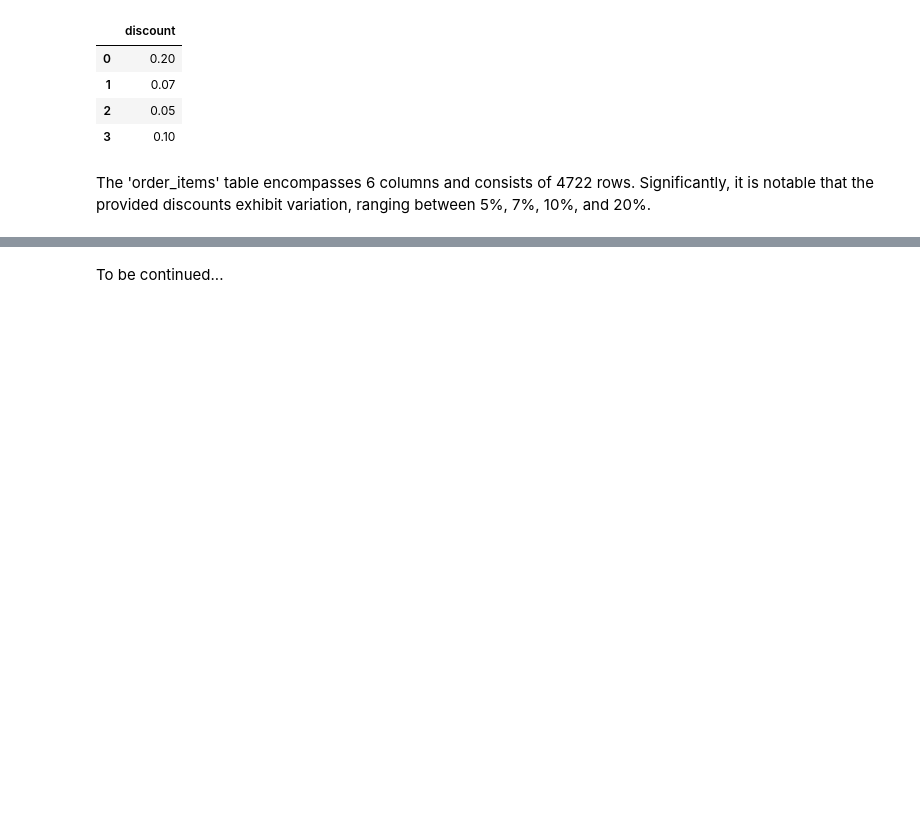
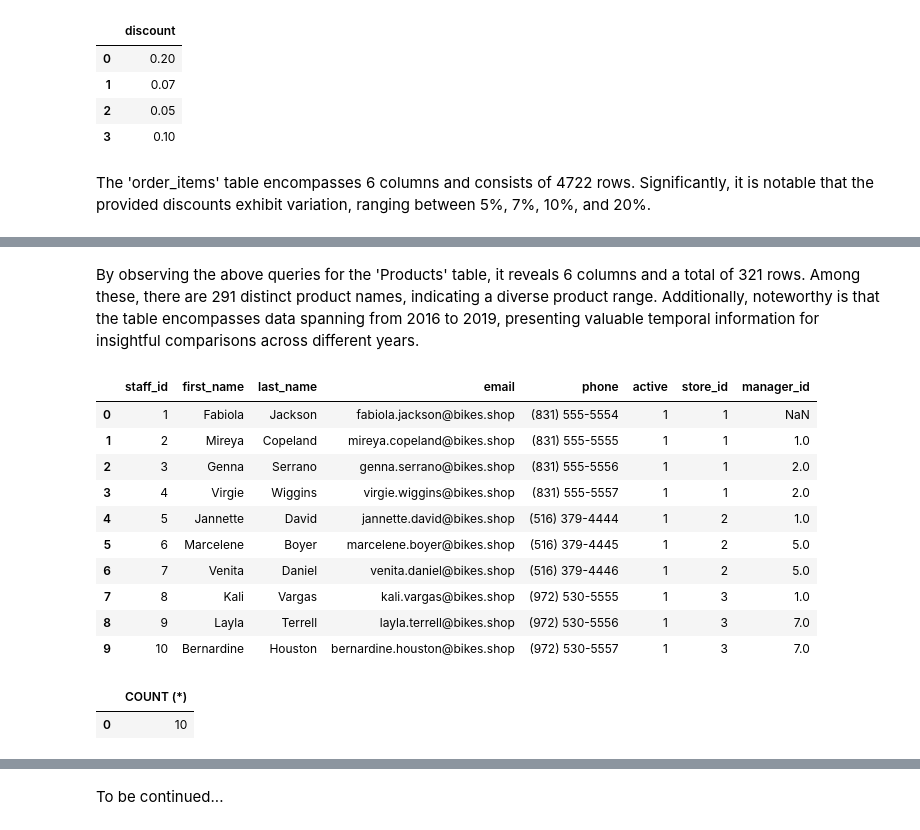
Before and after one commit to DiogocViana/Retail-Bike-Store-SQL-Notebook, a Jupyter notebook: Retail Bike Store.ipynb, the cells around one changed output, grey strips where cells are left out. Cells and saved outputs as stored; diff of their text form; code cells hidden in the pictures; blank space fills up the shorter version.

```diff
--- a/Retail Bike Store.ipynb
+++ b/Retail Bike Store.ipynb
@@ -221,0 +320,29 @@ The 'order_items' table encompasses 6 columns and consists of 4722 rows. Signifi
+# %% [markdown]
+By observing the above queries  for the 'Products' table, it reveals 6 columns and a total of 321 rows. Among these, there are 291 distinct product names, indicating a diverse product range. Additionally, noteworthy is that the table encompasses data spanning from 2016 to 2019, presenting valuable temporal information for insightful comparisons across different years.
+# %%
+#Staffs Table
+query = 'SELECT * FROM  staffs'
+
+df = pd.read_sql_query(query, connection)
+df
+# %% [output]
+|  | staff_id | first_name | last_name | email | phone | active | store_id | manager_id |
+| 0 | 1 | Fabiola | Jackson | fabiola.jackson@bikes.shop | (831) 555-5554 | 1 | 1 | NaN |
+| 1 | 2 | Mireya | Copeland | mireya.copeland@bikes.shop | (831) 555-5555 | 1 | 1 | 1.0 |
+| 2 | 3 | Genna | Serrano | genna.serrano@bikes.shop | (831) 555-5556 | 1 | 1 | 2.0 |
+| 3 | 4 | Virgie | Wiggins | virgie.wiggins@bikes.shop | (831) 555-5557 | 1 | 1 | 2.0 |
+| 4 | 5 | Jannette | David | jannette.david@bikes.shop | (516) 379-4444 | 1 | 2 | 1.0 |
+| 5 | 6 | Marcelene | Boyer | marcelene.boyer@bikes.shop | (516) 379-4445 | 1 | 2 | 5.0 |
+| 6 | 7 | Venita | Daniel | venita.daniel@bikes.shop | (516) 379-4446 | 1 | 2 | 5.0 |
+| 7 | 8 | Kali | Vargas | kali.vargas@bikes.shop | (972) 530-5555 | 1 | 3 | 1.0 |
+| 8 | 9 | Layla | Terrell | layla.terrell@bikes.shop | (972) 530-5556 | 1 | 3 | 7.0 |
+| 9 | 10 | Bernardine | Houston | bernardine.houston@bikes.shop | (972) 530-5557 | 1 | 3 | 7.0 |
+# %%
+#Staffs Table
+query = 'SELECT COUNT (*) FROM  staffs'
+
+df = pd.read_sql_query(query, connection)
+df
+# %% [output]
+|  | COUNT (*) |
+| 0 | 10 |
```
Also changed, not shown: parts of 15 cells of this notebook.
